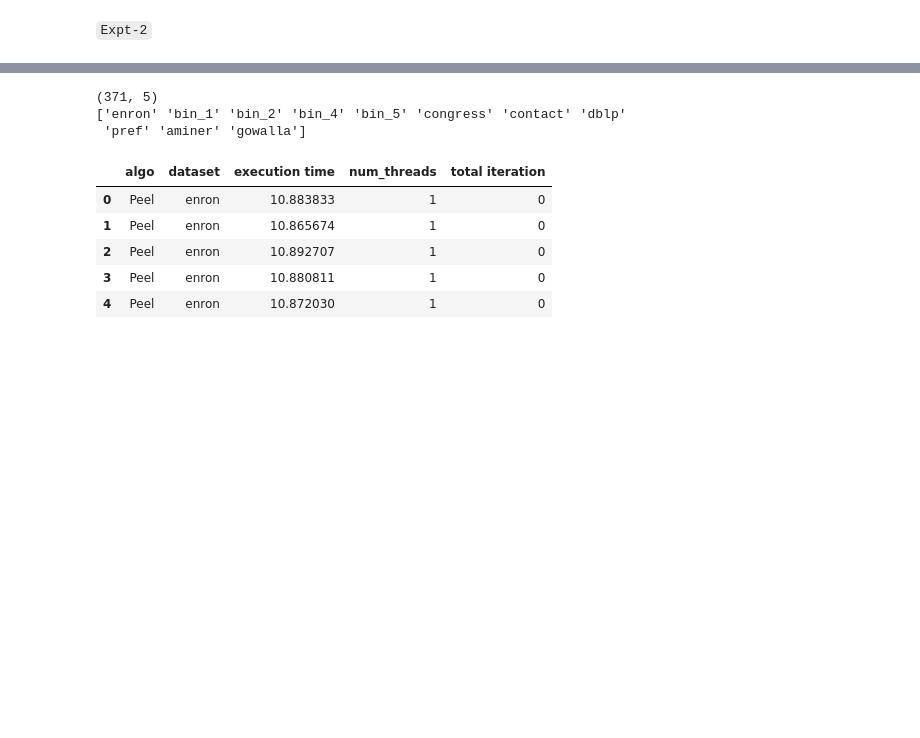
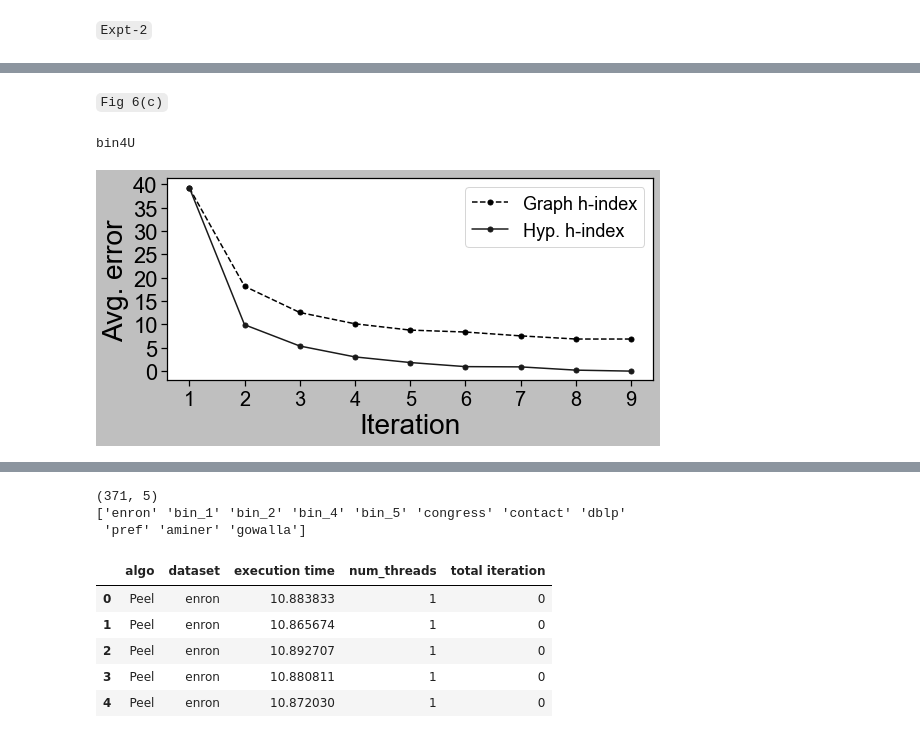
Before and after one commit to toggled/vldbsubmission, a Jupyter notebook: notebooks/plots.ipynb, the cells around one changed output, grey strips where cells are left out. Drawn from its saved outputs; the diff is of its cells as text; code cells hidden in the pictures; blank space fills up the shorter version.

Commit message:
plots

```diff
--- a/notebooks/plots.ipynb
+++ b/notebooks/plots.ipynb
@@ -445,20 +93,0 @@ def get_core(dataset):
-# %%
-d = 'pref'
-source_dicts = read_iterations_hindices("output/log_Local-core_"+d+".csv") # hypergraph h-index
-dict1 = get_nbrs(d)
-core = get_core(d)
-dd = {}
-converged = []
-conv_numnbrs = []
-for v in core:
-    cv = int(core[v])
-    count = 0
-    N_v = len(dict1[v])
-    if source_dicts[3][int(v)]==cv:
-        converged.append(int(v))
-        conv_numnbrs.append(N_v)
-    for u in dict1[v]:
-        cu = core[u]
-        if cu != N_v:
-            count+=1
-    dd[int(v)] = count*100.0/N_v
@@ -629,0 +234,33 @@ labelsize = 20
+# %% [markdown]
+`Fig 6(c)`
+# %%
+import matplotlib.pyplot as plt
+from matplotlib.lines import Line2D
+from matplotlib.ticker import MaxNLocator
+import seaborn as sns
+sns.set(rc={'figure.figsize':(8,4)})
+# sns.set_style("whitegrid", {'axes.grid' : False})
+sns.set_style("ticks")
+plt.style.use('grayscale')
+marker_list = [list(Line2D.markers)[0]] + list(Line2D.markers)[2:1+len(datalist)]
+
+i = 4
+data = datalist[i]
+print(good_name_dataset[data])
+X = range(1,len(hypH_errors[data])+1)
+plt.plot(X,grH_errors[data],'.--',marker = marker_list[1], markersize = 10,label='Graph h-index',lw = 3)
+plt.plot(X,hypH_errors[data],marker = marker_list[2],color = 'k', markersize = 10,label='Hyp. h-index',lw = 3)
+
+
+plt.xlabel("Iteration", fontsize=fontsize)
+plt.ylabel("Avg. error",fontsize= fontsize)
+# plt.yscale('log')
+# plt.title(good_name_dataset[data])
+plt.xticks(fontsize=fontsize-8)
+plt.yticks(fontsize=fontsize-6)
+plt.legend(loc = 'best', fontsize=labelsize,markerscale=2)
+plt.tight_layout()
+plt.savefig('fig/error_hindex_'+good_name_dataset[data]+'.pdf')
+# %% [output]
+bin4U
+[figure, added]
```
Also changed, not shown: parts of 117 cells of this notebook, 3 other files.
